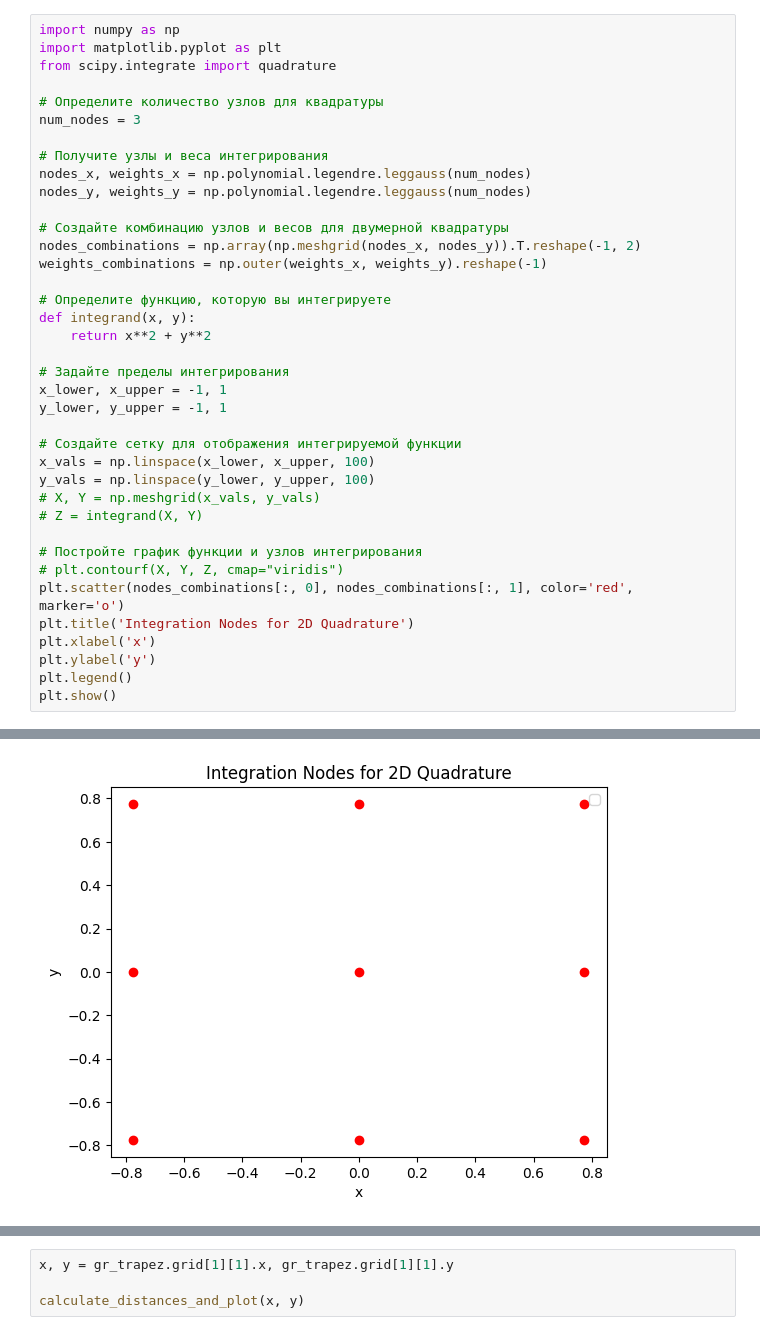
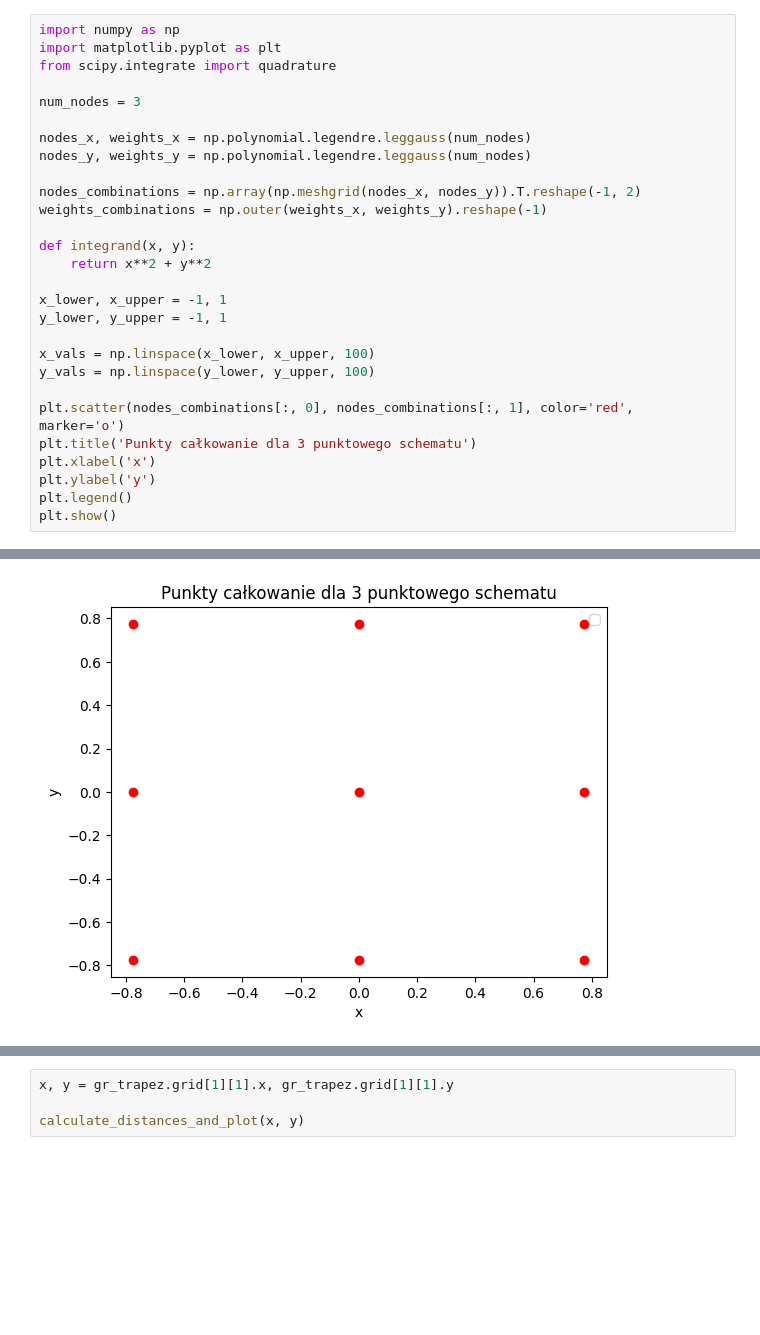
Before and after one commit to VladimirKrutko/MES, a Jupyter notebook: test_code.ipynb, the cells around one changed output, grey strips where cells are left out. Saved outputs shown, nothing was run; the diff lists cells and outputs as text; blank space fills up the shorter version.

```diff
--- a/read_file.ipynb
+++ b/test_code.ipynb
@@ -50,41 +20,31 @@ ParaviewFile(gr_mix.data, gr_mix.TempinTime).to_file('paraview_data_mix/')
 # %%
 import numpy as np
 import matplotlib.pyplot as plt
 from scipy.integrate import quadrature
 
-# Определите количество узлов для квадратуры
 num_nodes = 3
 
-# Получите узлы и веса интегрирования
 nodes_x, weights_x = np.polynomial.legendre.leggauss(num_nodes)
 nodes_y, weights_y = np.polynomial.legendre.leggauss(num_nodes)
 
-# Создайте комбинацию узлов и весов для двумерной квадратуры
 nodes_combinations = np.array(np.meshgrid(nodes_x, nodes_y)).T.reshape(-1, 2)
 weights_combinations = np.outer(weights_x, weights_y).reshape(-1)
 
-# Определите функцию, которую вы интегрируете
 def integrand(x, y):
     return x**2 + y**2
 
-# Задайте пределы интегрирования
 x_lower, x_upper = -1, 1
 y_lower, y_upper = -1, 1
 
-# Создайте сетку для отображения интегрируемой функции
 x_vals = np.linspace(x_lower, x_upper, 100)
 y_vals = np.linspace(y_lower, y_upper, 100)
-# X, Y = np.meshgrid(x_vals, y_vals)
-# Z = integrand(X, Y)
 
-# Постройте график функции и узлов интегрирования
-# plt.contourf(X, Y, Z, cmap="viridis")
 plt.scatter(nodes_combinations[:, 0], nodes_combinations[:, 1], color='red', marker='o')
-plt.title('Integration Nodes for 2D Quadrature')
+plt.title('Punkty całkowanie dla 3 punktowego schematu')
 plt.xlabel('x')
 plt.ylabel('y')
 plt.legend()
 plt.show()
 # %% [output]
 No artists with labels found to put in legend.  Note that artists whose label start with an underscore are ignored when legend() is called with no argument.
-[figure, old version]
+[figure, new version]
```
Also changed, not shown: parts of 24 cells of this notebook, 41 other files.
